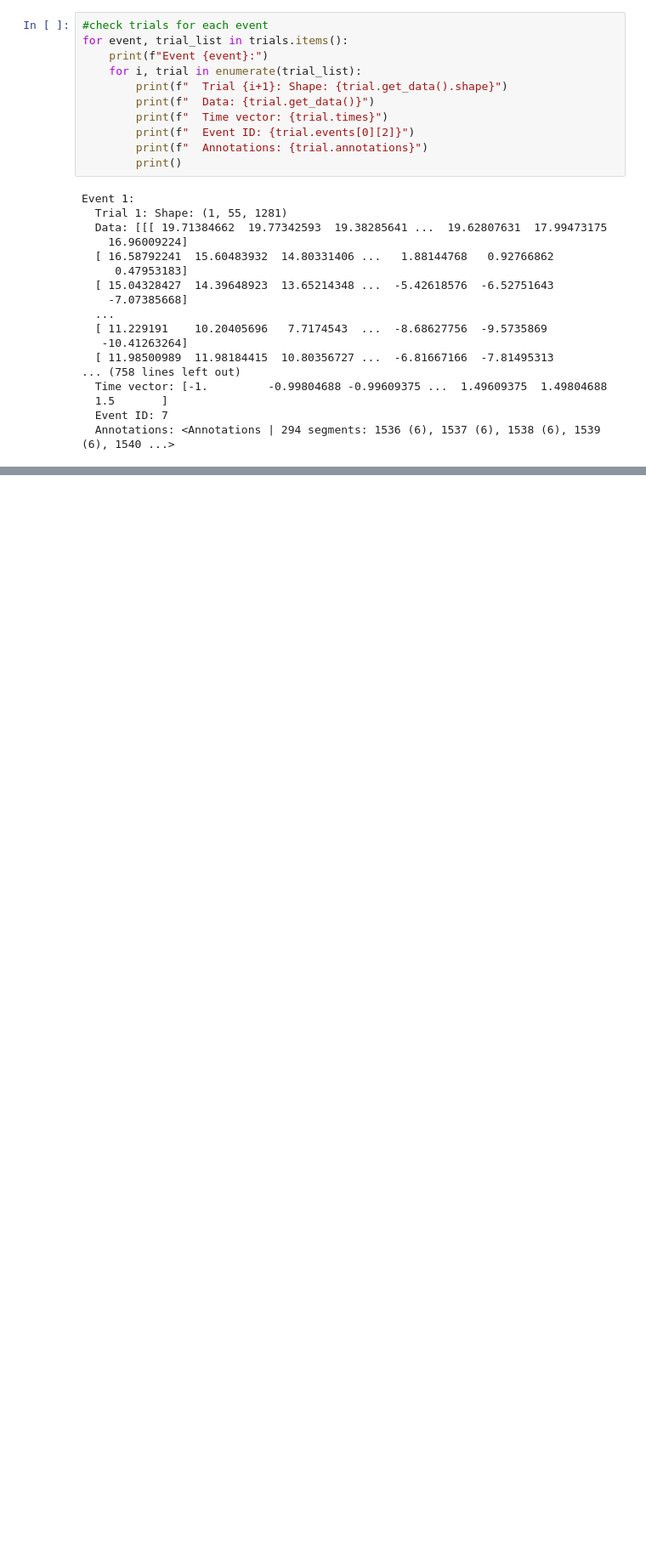
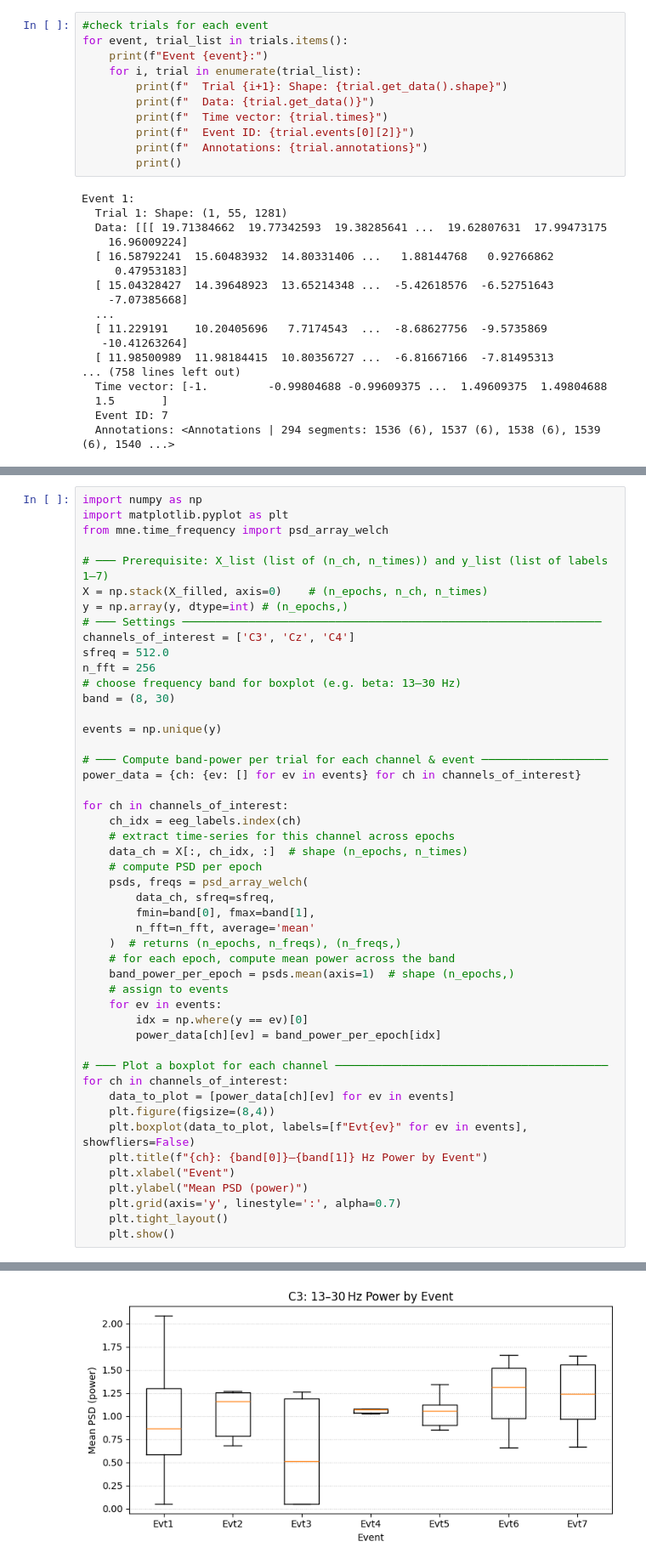
Before and after one commit to Imrann-Khan/EEG_Classifications, a Jupyter notebook: analysis.ipynb, the cells around one changed output, grey strips where cells are left out. Shown at 85% size. Saved outputs shown, nothing was run; the diff lists cells and outputs as text; blank space fills up the shorter version.

```diff
--- a/analysis.ipynb
+++ b/analysis.ipynb
@@ -242,0 +473,49 @@ Event 1:
+# %%
+import numpy as np
+import matplotlib.pyplot as plt
+from mne.time_frequency import psd_array_welch
+
+# ─── Prerequisite: X_list (list of (n_ch, n_times)) and y_list (list of labels 1–7)
+X = np.stack(X_filled, axis=0)    # (n_epochs, n_ch, n_times)
+y = np.array(y, dtype=int) # (n_epochs,)
+# ─── Settings ───────────────────────────────────────────────────────────────
+channels_of_interest = ['C3', 'Cz', 'C4']
+sfreq = 512.0
+n_fft = 256
+# choose frequency band for boxplot (e.g. beta: 13–30 Hz)
+band = (8, 30)
+
+events = np.unique(y)
+
+# ─── Compute band‐power per trial for each channel & event ───────────────────
+power_data = {ch: {ev: [] for ev in events} for ch in channels_of_interest}
+
+for ch in channels_of_interest:
+    ch_idx = eeg_labels.index(ch)
+    # extract time-series for this channel across epochs
+    data_ch = X[:, ch_idx, :]  # shape (n_epochs, n_times)
+    # compute PSD per epoch
+    psds, freqs = psd_array_welch(
+        data_ch, sfreq=sfreq,
+        fmin=band[0], fmax=band[1],
+        n_fft=n_fft, average='mean'
+    )  # returns (n_epochs, n_freqs), (n_freqs,)
+    # for each epoch, compute mean power across the band
+    band_power_per_epoch = psds.mean(axis=1)  # shape (n_epochs,)
+    # assign to events
+    for ev in events:
+        idx = np.where(y == ev)[0]
+        power_data[ch][ev] = band_power_per_epoch[idx]
+
+# ─── Plot a boxplot for each channel ─────────────────────────────────────────
+for ch in channels_of_interest:
+    data_to_plot = [power_data[ch][ev] for ev in events]
+    plt.figure(figsize=(8,4))
+    plt.boxplot(data_to_plot, labels=[f"Evt{ev}" for ev in events], showfliers=False)
+    plt.title(f"{ch}: {band[0]}–{band[1]} Hz Power by Event")
+    plt.xlabel("Event")
+    plt.ylabel("Mean PSD (power)")
+    plt.grid(axis='y', linestyle=':', alpha=0.7)
+    plt.tight_layout()
+    plt.show()
+# %% [output]
@@ -242,0 +525 @@ Event 1:
+[figure, added]
```
Also changed, not shown: parts of 16 cells of this notebook, 1 other file.
